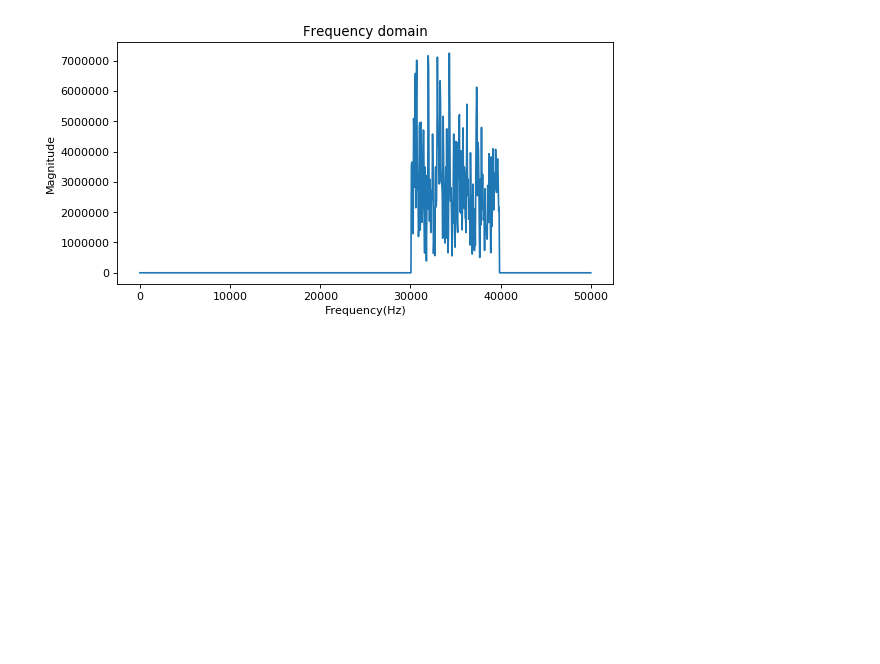
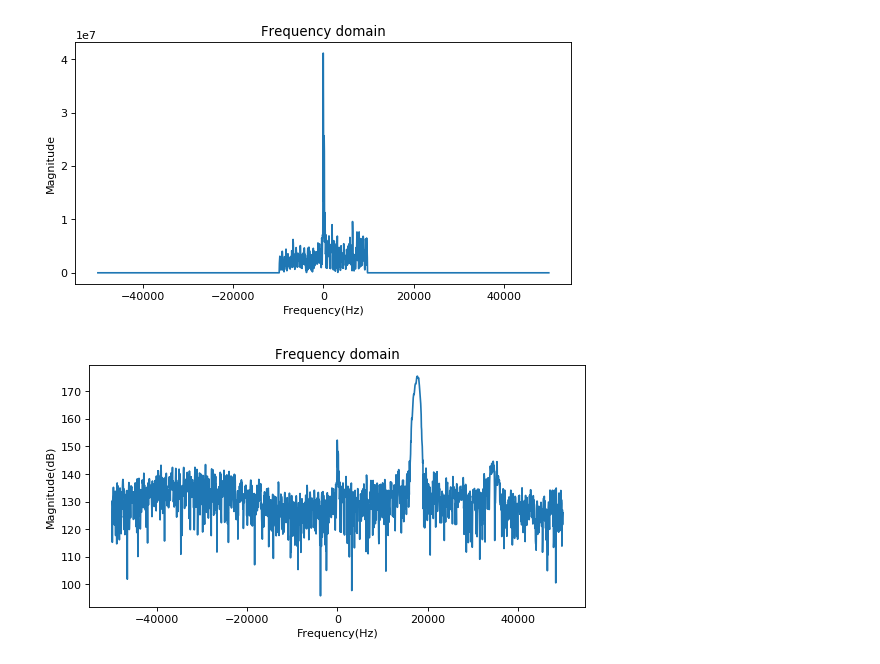
Before and after one commit to araobp/ultrasonic-communication, a Jupyter notebook: agent/plotter.ipynb, the cells around one changed output. Drawn from its saved outputs; the diff is of its cells as text; code cells hidden in the pictures; blank space fills up the shorter version.

```diff
--- a/agent/plotter.ipynb
+++ b/agent/plotter.ipynb
@@ -10,14 +10,20 @@ from IPython.display import display, Audio
 import time
 
 SAMPLING_RATE = 100000
-CENTER = 35000
-#CENTER = 17500
+BW = 200
 # %%
 # Plot FFT frequency domain
-def plot_output(fft_output, thres=0.95, logscale=False):
-    output = fft_output.copy()
+HALF = int(SAMPLING_RATE/2)
+
+def plot_output(output, thres=0.95, logscale=False, filter=True):
     plt.figure(figsize=(8, 4), dpi=80)
-    freq = linspace(0, SAMPLING_RATE/2.0, len(output))
+    freq = linspace(-HALF, HALF, len(output))
+    right = output[:1024]
+    left = output[1024:]
+    output = left.append(right)
+    if filter:
+        output[:1024-BW] = 0
+        output[1024+BW:] = 0
 
     if logscale:
         output = 20 * log10(output)
@@ -25,25 +31,14 @@ def plot_output(fft_output, thres=0.95, logscale=False):
     else:
         plt.ylabel("Magnitude")
 
-    center = int(len(output) * CENTER / (SAMPLING_RATE / 2))
-    output[:center-100] = 0
-    output.loc[center+100:] = 0
-    peaks = peakutils.indexes(output, thres=thres)
     plt.plot(freq, output)
 
     plt.xlabel("Frequency(Hz)")
     plt.title("Frequency domain")
-
-    if len(peaks) == 2:
-            print("***** Detected! *****")
-    elif len(peaks) == 1:
-            print("***** Detected! *****")
-    # if len(peaks) > 0 and len(peaks) < 20:
-        #print("Frequencies at peaks: {} Hz".format(freq[peaks]))
-        #print("Magnitude at peaks: {}".format(output[peaks]))
-        #print("Number of peaks: {}".format(len(output[peaks])))
 # %%
 df = pandas.read_csv("./out.fft")
 plot_output(df['Magnitude'], logscale=False, thres=0.7)
+plot_output(df['Magnitude'], logscale=True, thres=0.7, filter=False)
 # %% [output]
-[figure, old version]
+[figure, new version]
+[figure, added]
```
Also changed, not shown: 13 other files.
